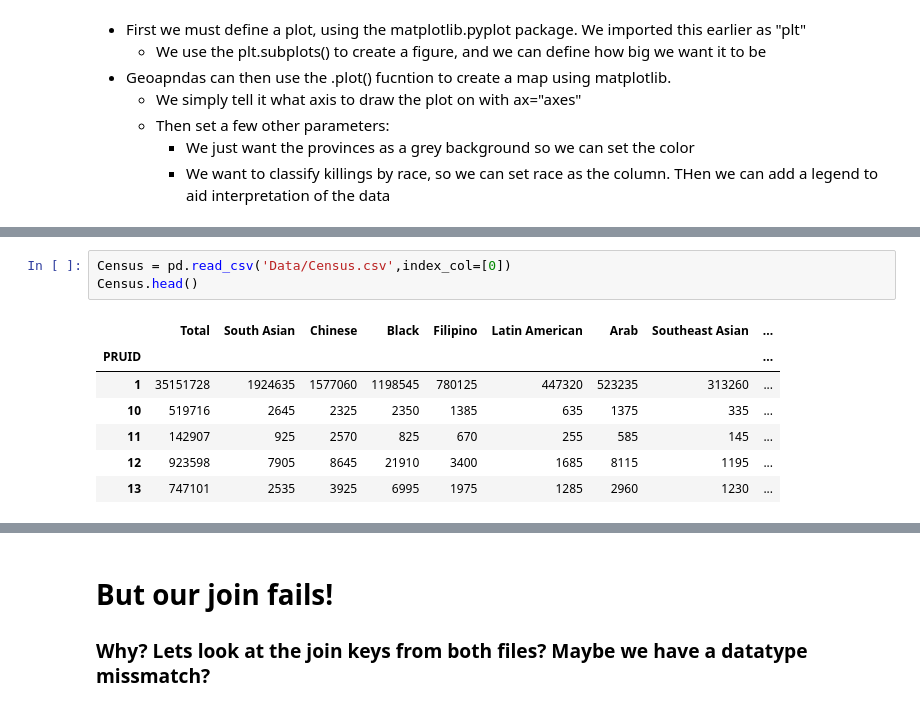
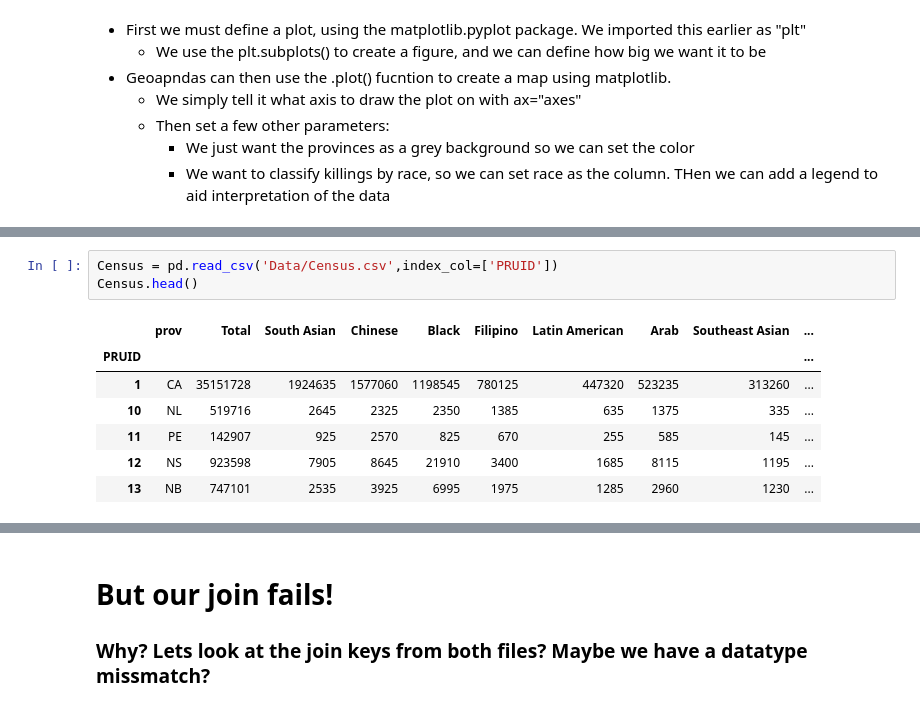
Before and after one commit to ubc-library-rc/Geospatial-Analysis-Visualization-with-Python, a Jupyter notebook: Geospatial Analysis & Visualization with Python.ipynb, the cells around one changed output, grey strips where cells are left out. Drawn from its saved outputs; the diff is of its cells as text.

```diff
--- a/Geospatial Analysis & Visualization with Python.ipynb
+++ b/Geospatial Analysis & Visualization with Python.ipynb
@@ -227,12 +210,12 @@ Name: date, dtype: int64
 # %%
-Census = pd.read_csv('Data/Census.csv',index_col=[0])
+Census = pd.read_csv('Data/Census.csv',index_col=['PRUID'])
 Census.head()
 # %% [output]
-|  | Total | South Asian | Chinese | Black | Filipino | Latin American | Arab | Southeast Asian | ... |
-| PRUID |  |  |  |  |  |  |  |  | ... |
-| 1 | 35151728 | 1924635 | 1577060 | 1198545 | 780125 | 447320 | 523235 | 313260 | ... |
-| 10 | 519716 | 2645 | 2325 | 2350 | 1385 | 635 | 1375 | 335 | ... |
-| 11 | 142907 | 925 | 2570 | 825 | 670 | 255 | 585 | 145 | ... |
-| 12 | 923598 | 7905 | 8645 | 21910 | 3400 | 1685 | 8115 | 1195 | ... |
-| 13 | 747101 | 2535 | 3925 | 6995 | 1975 | 1285 | 2960 | 1230 | ... |
+|  | prov | Total | South Asian | Chinese | Black | Filipino | Latin American | Arab | Southeast Asian | ... |
+| PRUID |  |  |  |  |  |  |  |  |  | ... |
+| 1 | CA | 35151728 | 1924635 | 1577060 | 1198545 | 780125 | 447320 | 523235 | 313260 | ... |
+| 10 | NL | 519716 | 2645 | 2325 | 2350 | 1385 | 635 | 1375 | 335 | ... |
+| 11 | PE | 142907 | 925 | 2570 | 825 | 670 | 255 | 585 | 145 | ... |
+| 12 | NS | 923598 | 7905 | 8645 | 21910 | 3400 | 1685 | 8115 | 1195 | ... |
+| 13 | NB | 747101 | 2535 | 3925 | 6995 | 1975 | 1285 | 2960 | 1230 | ... |
 # %% [markdown]
```
Also changed, not shown: parts of 30 cells of this notebook, 2 other files.
